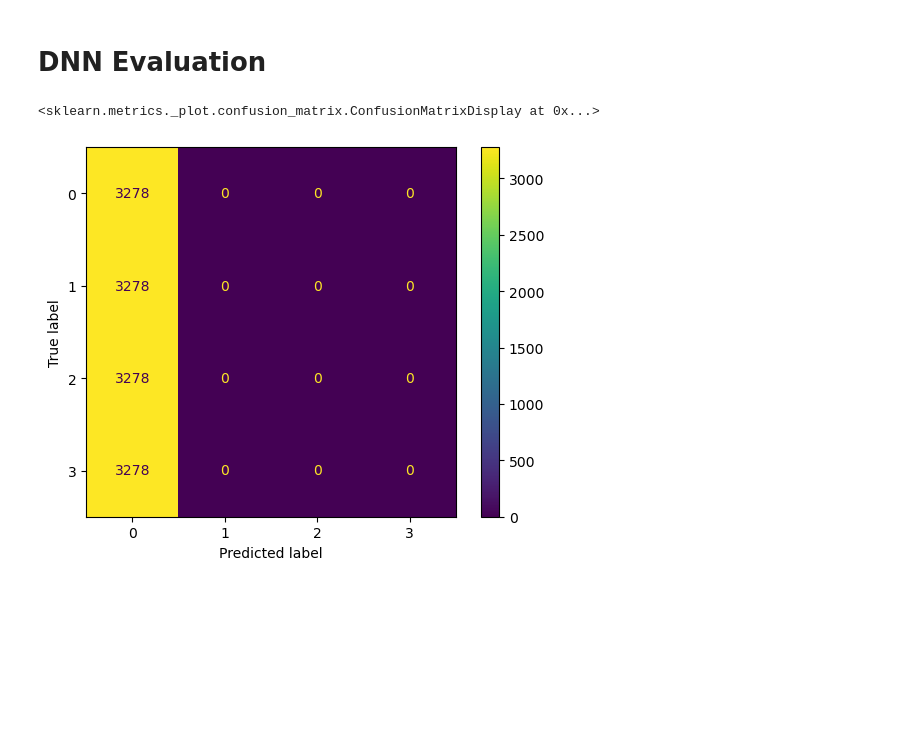
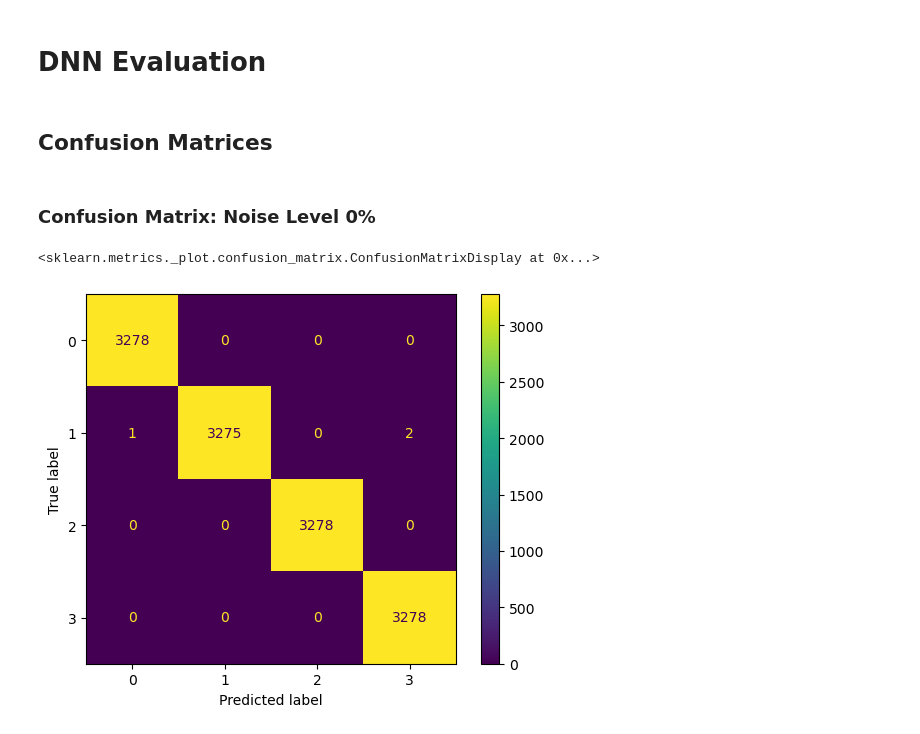
Before and after one commit to navidaftabi/rnn_paper, a Jupyter notebook: dnn10_test.ipynb, the cells around one changed output. Saved outputs shown, nothing was run; the diff lists cells and outputs as text; code cells hidden in the pictures; blank space fills up the shorter version.

```diff
--- a/dnn10_test.ipynb
+++ b/dnn10_test.ipynb
@@ -96,6 +99,6 @@ for level in noise_levels:
     rnns[level] = rnn
 
 dnn = DNN().to(device)
-dnn.load_state_dict(torch.load(os.path.join(CHECKPOINT_PATH, 'dnn_10%.pt')))
+dnn.load_state_dict(torch.load(os.path.join(CHECKPOINT_PATH, f'dnn_{dnn_to_test}%.pt')))
 # %% [output]
 <All keys matched successfully>
@@ -149,7 +131,37 @@ torch.Size([3278, 30, 3, 358])
+# %%
+pred = defaultdict()
+for level in tqdm(noise_levels, desc=' Generating residuals ... '):
+    vae = vaes[level].eval()
+    rnn = rnns[level].eval()
+    for severity in range(5,10):
+        _Z, _RES = Z[severity], RES[severity]
+        R = defaultdict(list)
+        for k, v in _Z.items():
+            # state estimation residual
+            r1 = torch.tensor(_RES[k], dtype=torch.float32)
+            z = torch.tensor(v, dtype=torch.float32).to(device)
+            _R = []
+            for _ in range(samples):
+                # VAE residuals
+                z_rec = vae(z)
+                r2 = (z_rec - z).detach().cpu()
+
+                # rnn prediction residual
+                s_t = vae.encoder(z)
+                s_t = series_to_supervised(s_t.cpu().detach().numpy(), n_in=rnn_window).values[:,:rnn_window * latent_dim]
+                s_t = torch.tensor(s_t, dtype=torch.float32).to(device)
+                z_rnn = vae.decoder(rnn(s_t))
+                r3 = (z_rnn - z[rnn_window:]).detach().cpu()
+                _R.append(torch.stack([r1[rnn_window:],r2[rnn_window:],r3], dim=1))
+            R[k] = torch.stack(_R, dim=1)
+        R = dict(sorted(R.items()))
+        _pred = dnn(torch.cat(list(R.values()), dim=0).to(device))
+        pred[level,severity] = torch.cat([pred_normal[level].cpu(), _pred.cpu()], dim=0).detach()
 # %%
-y = dict()
+y = []
 no_signal = len(Z[0]) - rnn_window
 for l in range(4):
-    y[l] = F.one_hot(l * torch.ones((no_signal), dtype=torch.long), num_classes=4).float()
+    y.append(F.one_hot(l * torch.ones((no_signal), dtype=torch.long), num_classes=4))
+y = torch.cat(y, dim=0)
 # %% [markdown]
 # **DNN Evaluation**
@@ -162,9 +168,13 @@ for level, X in Res.items():
+# %% [markdown]
+## **Confusion Matrices**
+# %% [markdown]
+### **Confusion Matrix: Noise Level 0%**
 # %%
-# noise level 0 dataset
-pp = torch.argmax(preds[0], dim=1).cpu().detach().numpy()
-yy = torch.argmax(torch.cat(list(y.values()), dim=0).long(), dim=1).numpy()
+# severity 5
+pp = torch.argmax(pred[0,5], dim=1).numpy()
+yy = torch.argmax(y, dim=1).numpy()
 cm = confusion_matrix(yy,pp, labels=[0,1,2,3])
 ConfusionMatrixDisplay(cm, display_labels=[0,1,2,3]).plot()
 # %% [output]
 <sklearn.metrics._plot.confusion_matrix.ConfusionMatrixDisplay at 0x...>
-[figure, old version]
+[figure, new version]
```
Also changed, not shown: parts of 54 cells of this notebook, 2 other files.
